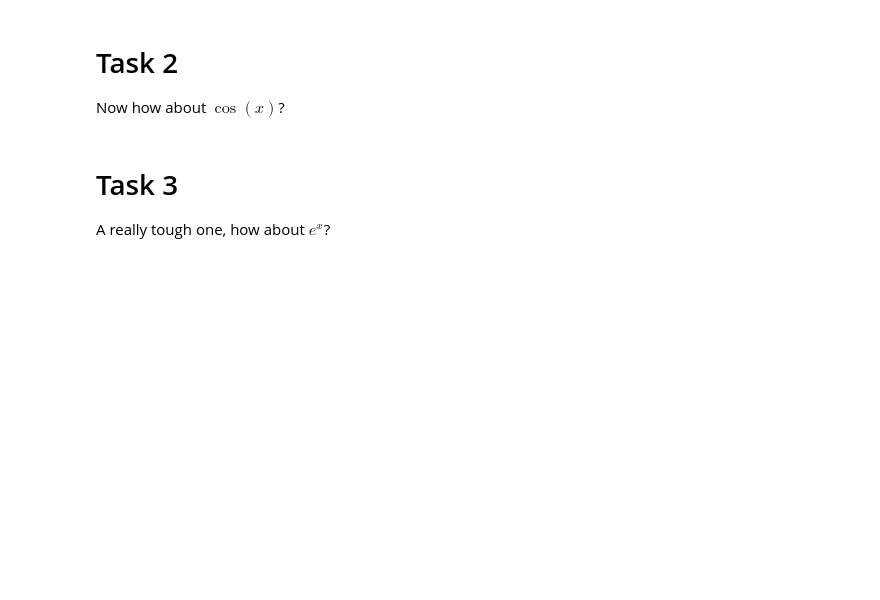
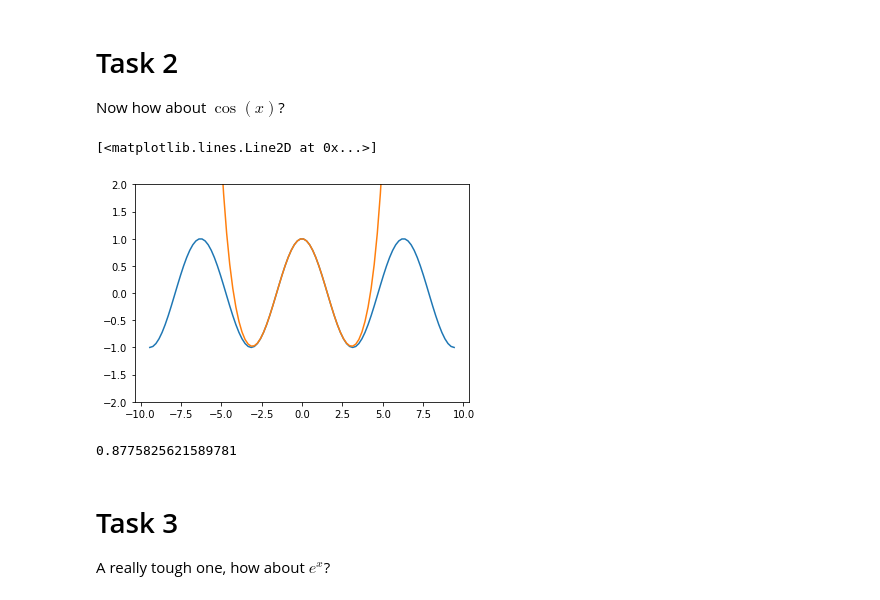
Before and after one commit to adacollege/fmaths-2-maclaurin, a Jupyter notebook: approximating sine and others.ipynb, the cells around one changed output. Saved outputs shown, nothing was run; the diff lists cells and outputs as text; code cells hidden in the pictures; blank space fills up the shorter version.

```diff
--- a/approximating sine and others.ipynb
+++ b/approximating sine and others.ipynb
@@ -32,6 +39,29 @@ By trial and improvement, can you refine our definition of $f$ until it fits mos
 # Task 2
 
 Now how about $\cos(x)$?
+# %%
+def f(x):
+    return 1-x**2/2+x**4/24-x**6/720+x**8/40320
+# %%
+# new figure
+fig = plt.figure()
+# with one plot
+ax = fig.add_subplot(1,1,1)
+# with a y-axis from -2 to 2
+ax.set_ylim(-2,2)
+# domain from -2pi to 2pi
+domain = np.linspace(-3*np.pi,3*np.pi,100)
+# plot the sine function
+ax.plot(domain, np.cos(domain))
+# plot our approximation
+ax.plot(domain, f(domain))
+# %% [output]
+[<matplotlib.lines.Line2D at 0x...>]
+[figure, added]
+# %%
+f(0.5)
+# %% [output]
+0.8775825621589781
 # %% [markdown]
 # Task 3
 
```
Also changed, not shown: parts of 6 cells of this notebook.
